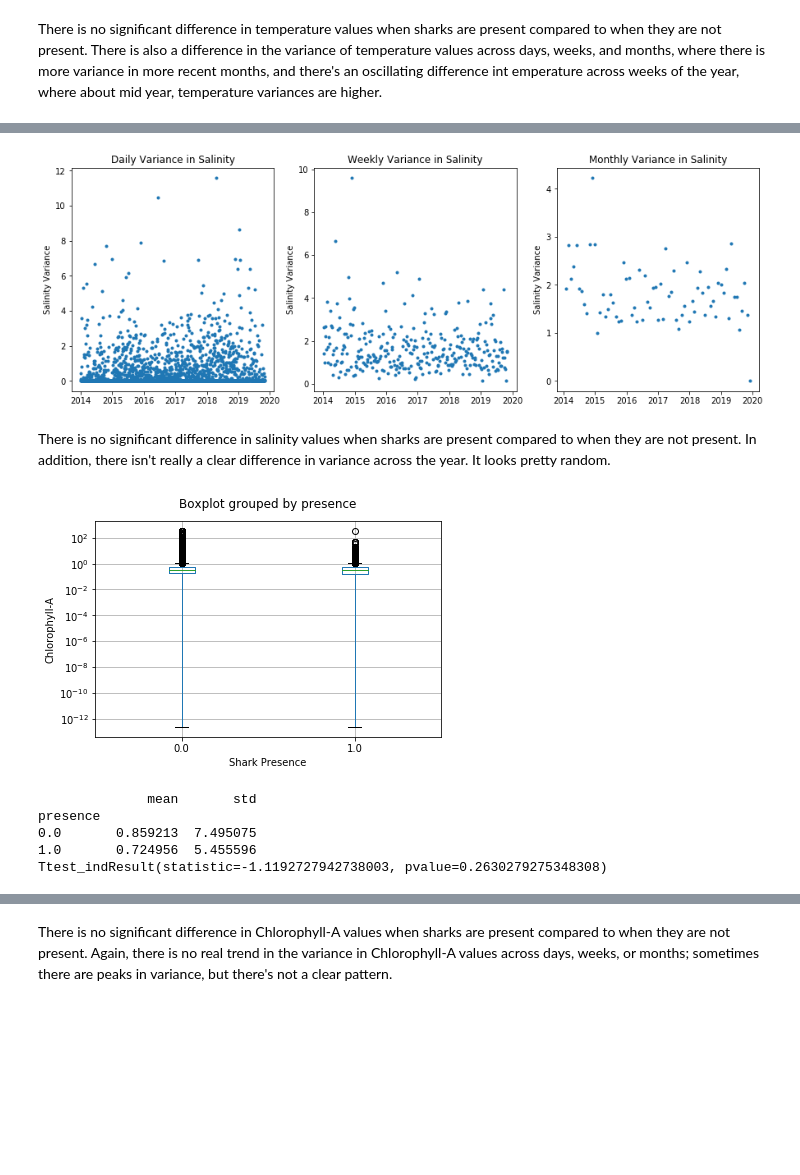
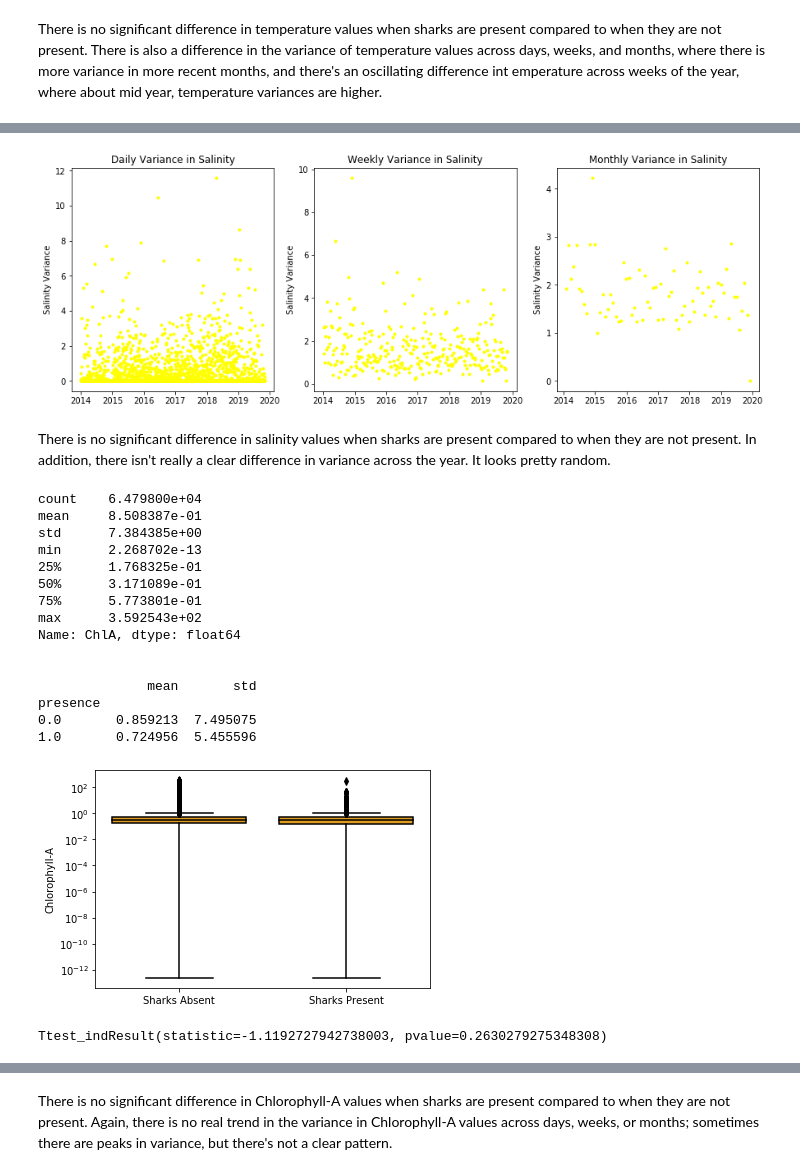
Before and after one commit to echelleburns/SpringBoard-Capstone1, a Jupyter notebook: Prelim_Data_Analysis/Presence v Absence.ipynb, the cells around one changed output, grey strips where cells are left out. Cells and saved outputs as stored; diff of their text form; code cells hidden in the pictures; blank space fills up the shorter version.

```diff
--- a/Prelim_Data_Analysis/Presence v Absence.ipynb
+++ b/Prelim_Data_Analysis/Presence v Absence.ipynb
@@ -9,6 +9,34 @@ import numpy as np
 import statsmodels.api as sm
 import scipy
 import statsmodels.formula.api as smf
+# %%
+# For easier saving to clear/white plots
+def background_change(bgcolor):
+    """ Changes the plot defaults so that it shows up nicely with """
+    """ either a black or white background                        """
+    global boxprops, lineprops, flierprops, boxplot_kwargs, other_cols
+        # create global variables
+    if bgcolor == 'black': # if the color specified is black
+        plt.rc_context({'axes.edgecolor':'white', 'xtick.color':'white',
+                        'ytick.color':'white', 'axes.labelcolor':'white'})
+            # change all characteristic plot colors to white
+        boxprops = {'edgecolor': 'w'} # boxplot colors to white
+        lineprops = {'color': 'w'} # boxplot lines to white
+        flierprops = dict(markerfacecolor='w', markeredgecolor='w')
+            # boxplot fliers (outliers) to white
+        other_cols = 'white' # and other colors to white
+    if bgcolor == 'white': # if the color specified is black
+        plt.rc_context({'axes.edgecolor':'k', 'xtick.color':'k',
+                        'ytick.color':'k', 'axes.labelcolor':'k'})
+            # change all characteristic plot colors to black
+        boxprops = {'edgecolor': 'k'} # change boxplot colors to black
+        lineprops = {'color': 'k'} # change boxplot lines to black
+        flierprops = dict(markerfacecolor='k', markeredgecolor='k')
+            # boxplot fliers (outliers) to black
+        other_cols = 'black' # other colors to black
+    boxplot_kwargs = dict({'boxprops': boxprops, 'medianprops': lineprops,
+                       'whiskerprops': lineprops, 'capprops': lineprops})
+        # update the kwargs
 # %%
 # Read in the dataset and do some quick data cleanup.
 dat = pd.read_csv('D:/Documents/SpringBoard/capstone-1/datasets/final_files/combined/'
@@ -135,22 +266,25 @@ Ttest_indResult(statistic=0.19917073909870342, pvalue=0.8421298126050738)
 # %%
 %matplotlib inline
 # How does salinity change over the course of days, months, or weeks?
+
+background_change('white') # set background color
+
 fig, (ax1, ax2, ax3) = plt.subplots(1,3, figsize=(15,5)) # initialize plot
 
 days = over_time.Sal.resample('D').var() # resample daily
-ax1.plot(days, marker='.', linestyle='None') # plot
+ax1.plot(days, marker='.', linestyle='None', color='yellow') # plot
 ax1.set_ylabel('Salinity Variance')
 ax1.set_title('Daily Variance in Salinity')
 
 weeks = over_time.Sal.resample('W').var() # resample weekly
-ax2.plot(weeks, marker='.', linestyle='None') # plot
+ax2.plot(weeks, marker='.', linestyle='None', color='yellow') # plot
 ax2.set_ylabel('Salinity Variance')
 ax2.set_title('Weekly Variance in Salinity')
 
 months = over_time.Sal.resample('M').var() # resample monthly
-ax3.plot(months, marker='.', linestyle='None') # plot
+ax3.plot(months, marker='.', linestyle='None', color='yellow') # plot
 ax3.set_ylabel('Salinity Variance')
 ax3.set_title('Monthly Variance in Salinity')
 plt.show() # show plot
 # %% [output]
-[figure, old version]
+[figure, new version]
@@ -157,23 +314,39 @@ plt.show() # show plot
 # %% [markdown]
 There is no significant difference in salinity values when sharks are present compared to when they are not present. In addition, there isn't really a clear difference in variance across the year. It looks pretty random.
 # %%
+# Print some descriptive statistics
+print(dat['ChlA'].describe())
+print('\n')
+print(dat.groupby('presence')['ChlA'].describe().loc[:,['mean','std']])
+
 # Plot the difference in Chlorophyll-A when sharks are present and not present
-dat.boxplot('ChlA', 'presence')
+background_change('white') # set background color
+sns.boxplot(x='presence', y='ChlA', data=dat, color='orange',
+             **boxplot_kwargs, flierprops=flierprops)
+plt.ylabel('Chlorophyll-A')
 plt.yscale('log')
-plt.xlabel('Shark Presence')
-plt.ylabel('Chlorophyll-A')
+plt.xlabel('')
+plt.xticks([0,1], labels=['Sharks Absent', 'Sharks Present'])
 plt.title('')
 plt.show()
 
-# Print some descriptive statistics
-print(dat.groupby('presence')['ChlA'].describe().loc[:,['mean','std']])
-
 # Print the results of a t-test
 print(scipy.stats.ttest_ind(sharks.ChlA, nosharks.ChlA))
 # %% [output]
+count    6.479800e+04
+mean     8.508387e-01
+std      7.384385e+00
+min      2.268702e-13
+25%      1.768325e-01
+50%      3.171089e-01
+75%      5.773801e-01
+max      3.592543e+02
+Name: ChlA, dtype: float64
+
+
+              mean       std
+presence
+0.0       0.859213  7.495075
+1.0       0.724956  5.455596
-[figure, old version]
+[figure, new version]
-              mean       std
-presence
-0.0       0.859213  7.495075
-1.0       0.724956  5.455596
-Ttest_indResult(statistic=-1.1192727942738003, pvalue=0.2630279275348308)
+Ttest_indResult(statistic=-1.1192727942738003, pvalue=0.2630279275348308)
```
Also changed, not shown: parts of 17 cells of this notebook, 1 other file.
